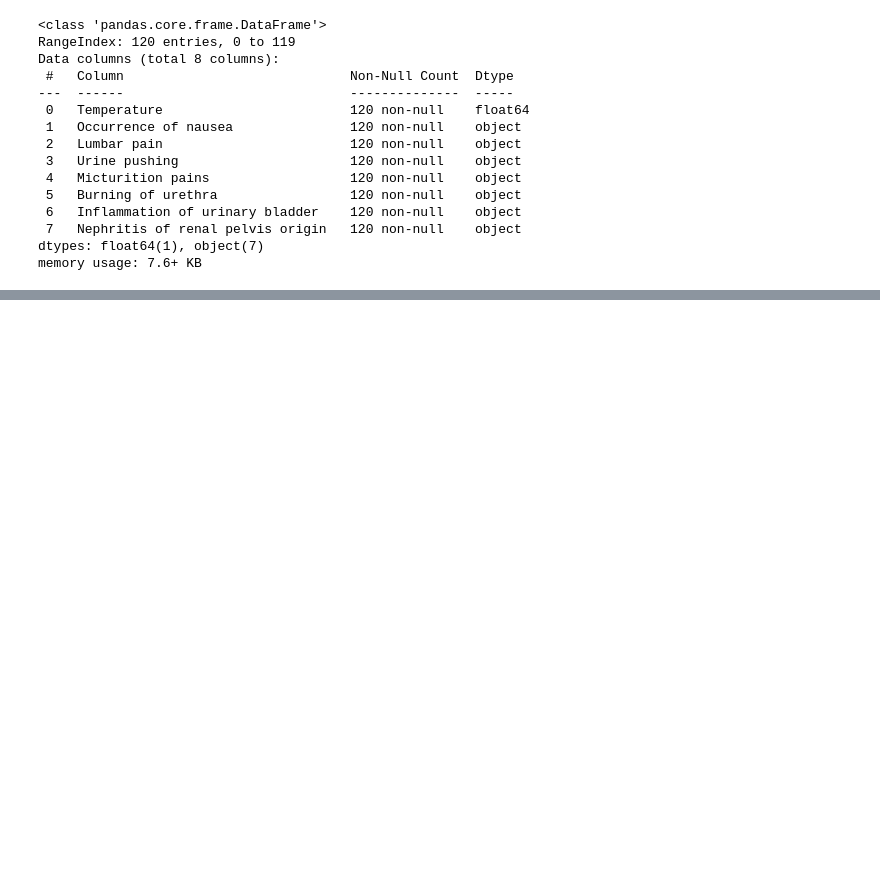
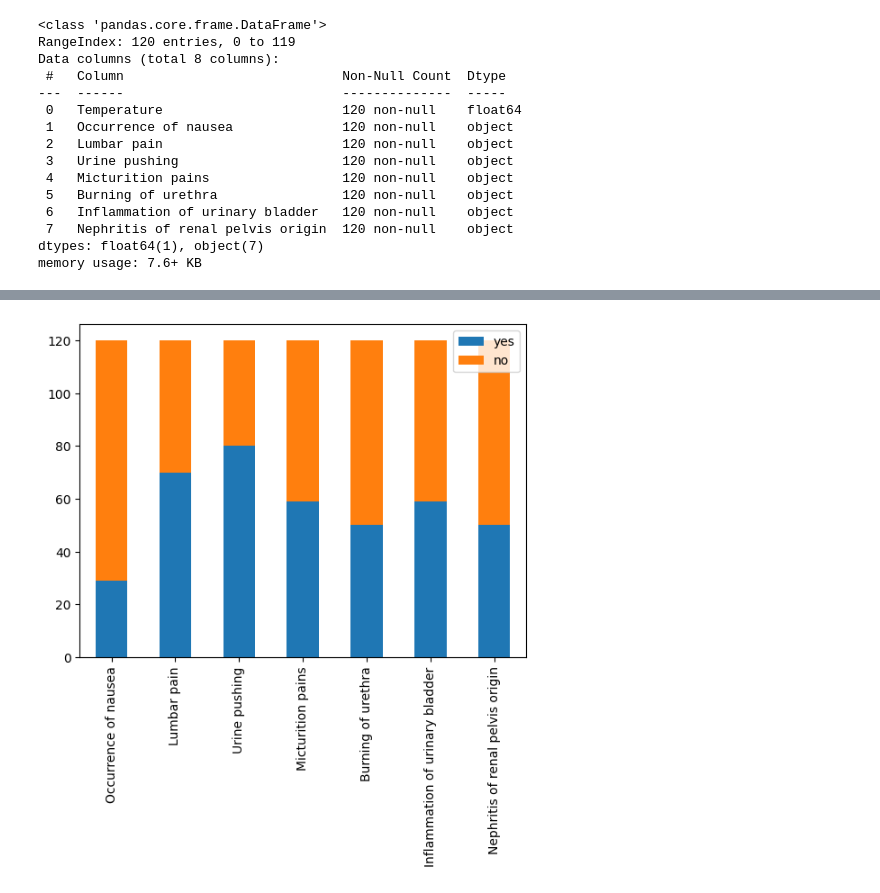
Before and after one commit to mohsen-dl/Association-Rules-Mining, a Jupyter notebook: Association Rules Mining.ipynb, the cells around one changed output, grey strips where cells are left out. Drawn from its saved outputs; the diff is of its cells as text; code cells hidden in the pictures; blank space fills up the shorter version.

```diff
--- a/Association Rules Mining.ipynb
+++ b/Association Rules Mining.ipynb
@@ -73,0 +89,3 @@ memory usage: 7.6+ KB
+# %%
+df.drop(['Temperature'], axis=1, inplace=True)
+df
@@ -73,0 +114,8 @@ memory usage: 7.6+ KB
+# %%
+yes = (df == 'yes').sum()
+no = (df == 'no').sum()
+myplot = pd.concat([yes,no], axis=1,keys=['yes','no'])
+ax=myplot.plot.bar(stacked=True)
+plt.show()
+# %% [output]
+[figure, added]
```
Also changed, not shown: parts of 9 cells of this notebook, 1 other file.
